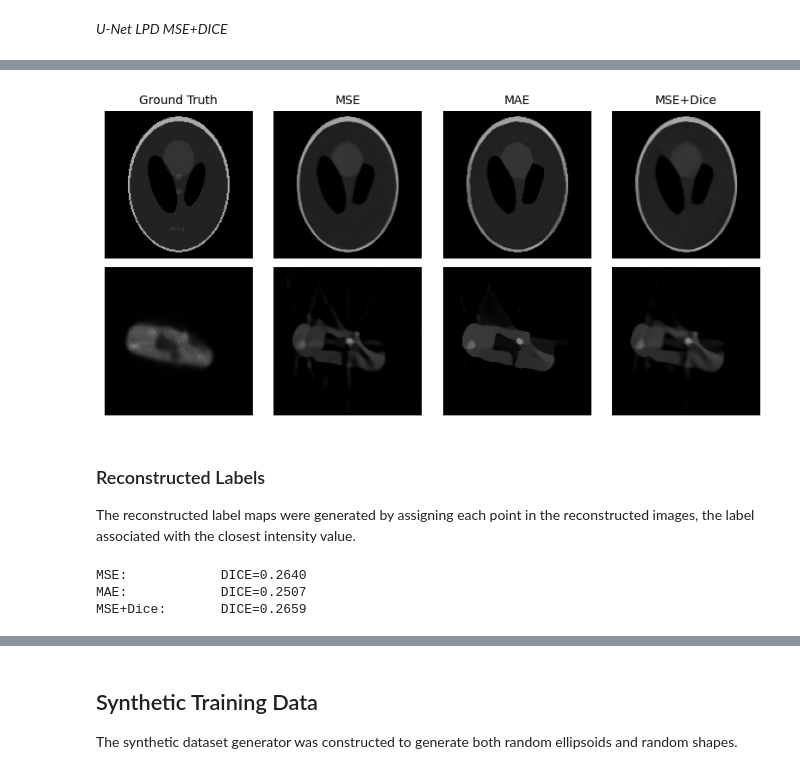
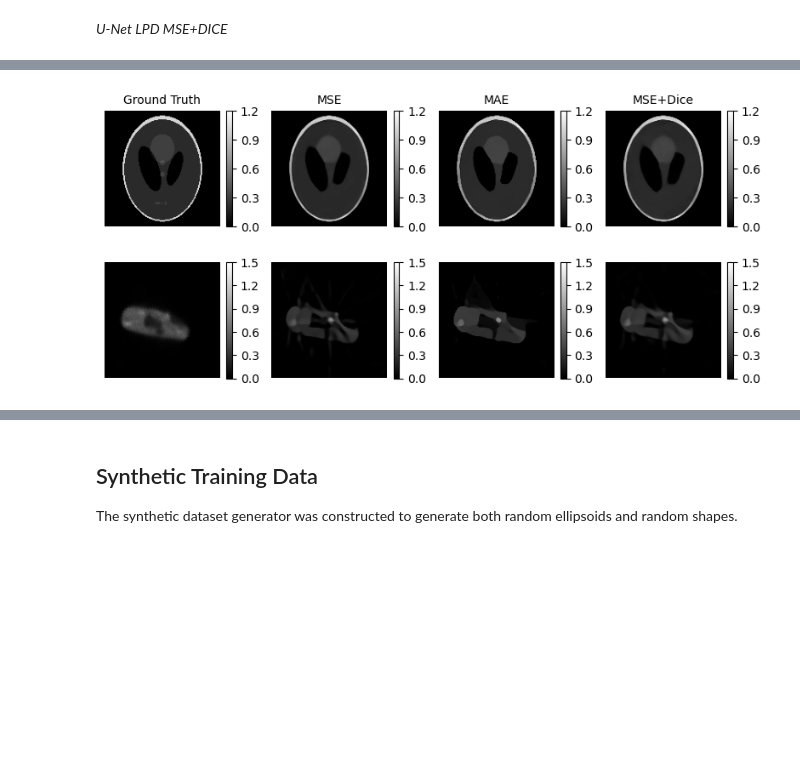
Before and after one commit to binarypillow/HL205X-2024, a Jupyter notebook: 4-chapter_results_1.ipynb, the cells around one changed output, grey strips where cells are left out. Cells and saved outputs as stored; diff of their text form; code cells hidden in the pictures; blank space fills up the shorter version.

```diff
--- a/4-chapter_results_1.ipynb
+++ b/4-chapter_results_1.ipynb
@@ -286,26 +286,15 @@ Loss MSE+Dice:  MSE=8.44e-03 +/- 2.04e-04       SSIM=0.91 +/- 3.22e-03  PSNR=20.
 # %%
 plot_images(
     [
-        (slp_slice.cpu().numpy(), "Ground Truth"),
-        (Unet_MSE_logan_slice.cpu().numpy(), "MSE"),
-        (Unet_MAE_logan_slice.cpu().numpy(), "MAE"),
-        (
-            Unet_DICE_logan_slice.cpu().numpy(),
-            "MSE+Dice",
-        ),
-        (mouse_slice.cpu().numpy(), ""),
-        (Unet_MSE_mouse_slice.cpu().numpy(), ""),
-        (Unet_MAE_mouse_slice.cpu().numpy(), ""),
-        (
-            Unet_DICE_mouse_slice.cpu().numpy(),
-            "",
-        ),
+        (slp_slice.cpu().numpy(), "Ground Truth", (0.0, 1.2)),
+        (Unet_MSE_logan_slice.cpu().numpy(), "MSE", (0.0, 1.2)),
+        (Unet_MAE_logan_slice.cpu().numpy(), "MAE", (0.0, 1.2)),
+        (Unet_DICE_logan_slice.cpu().numpy(), "MSE+Dice", (0.0, 1.2)),
+        (mouse_slice.cpu().numpy(), "", (0.0, 1.5)),
+        (Unet_MSE_mouse_slice.cpu().numpy(), "", (0.0, 1.5)),
+        (Unet_MAE_mouse_slice.cpu().numpy(), "", (0.0, 1.5)),
+        (Unet_DICE_mouse_slice.cpu().numpy(), "", (0.0, 1.5)),
     ]
 )
 # %% [output]
-[figure, old version]
+[figure, new version]
-# %% [markdown]
-### Reconstructed Labels
-
-The reconstructed label maps were generated by assigning each point in the
-reconstructed images, the label associated with the closest intensity value.
@@ -353,12 +300,0 @@ Unet_DICE_labels = _get_recon_labels(device, Unet_DICE_shapes, map_shapes)
-# %%
-from models.functions.losses import Dice
-
-dice = Dice()
-
-print(f"MSE:\t\tDICE={dice(Unet_MSE_labels, label_shapes):.4f}")
-print(f"MAE:\t\tDICE={dice(Unet_MAE_labels, label_shapes):.4f}")
-print(f"MSE+Dice:\tDICE={dice(Unet_DICE_labels, label_shapes):.4f}")
-# %% [output]
-MSE:            DICE=0.2640
-MAE:            DICE=0.2507
-MSE+Dice:       DICE=0.2659
```
Also changed, not shown: parts of 10 cells of this notebook, 1 other file.
